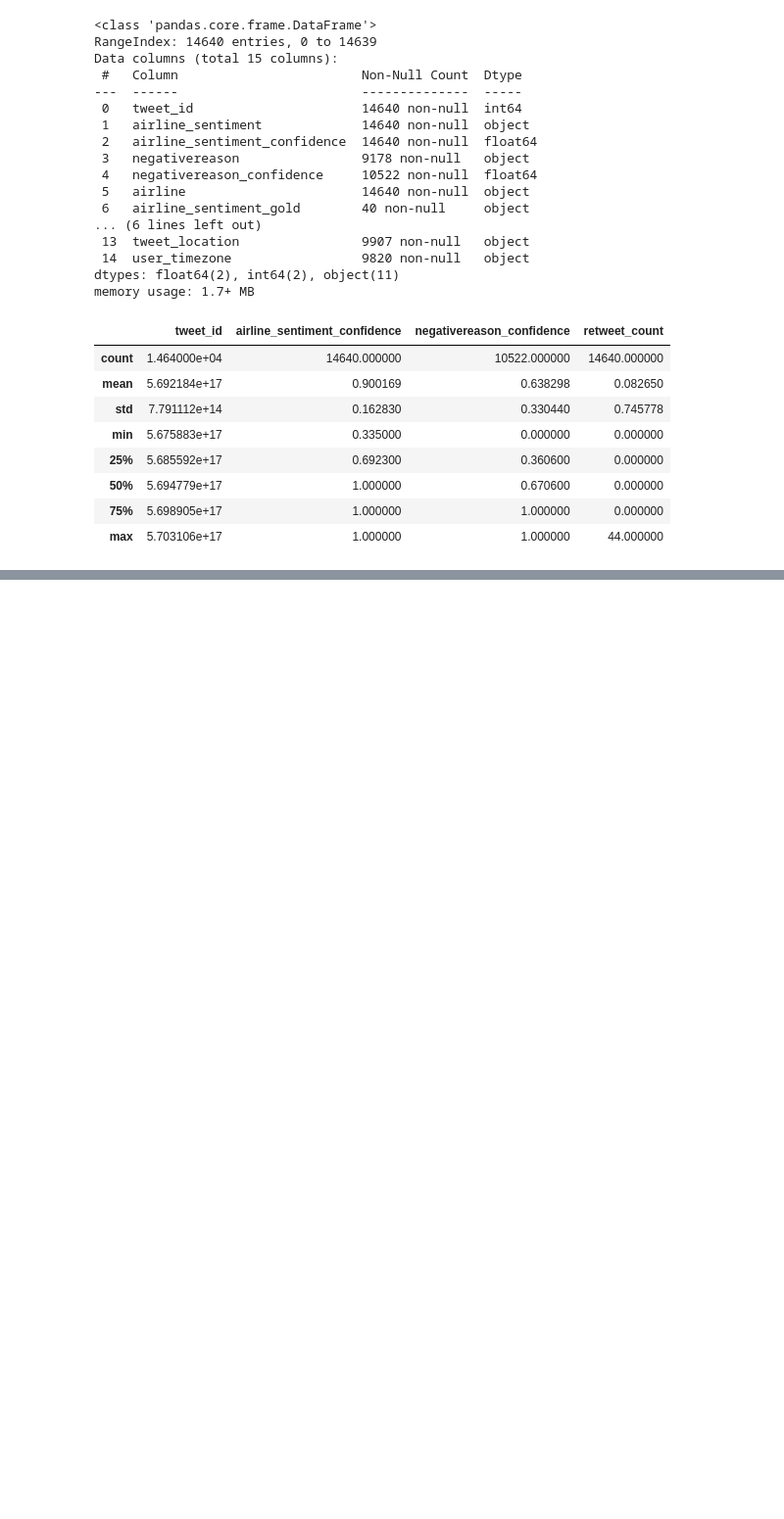
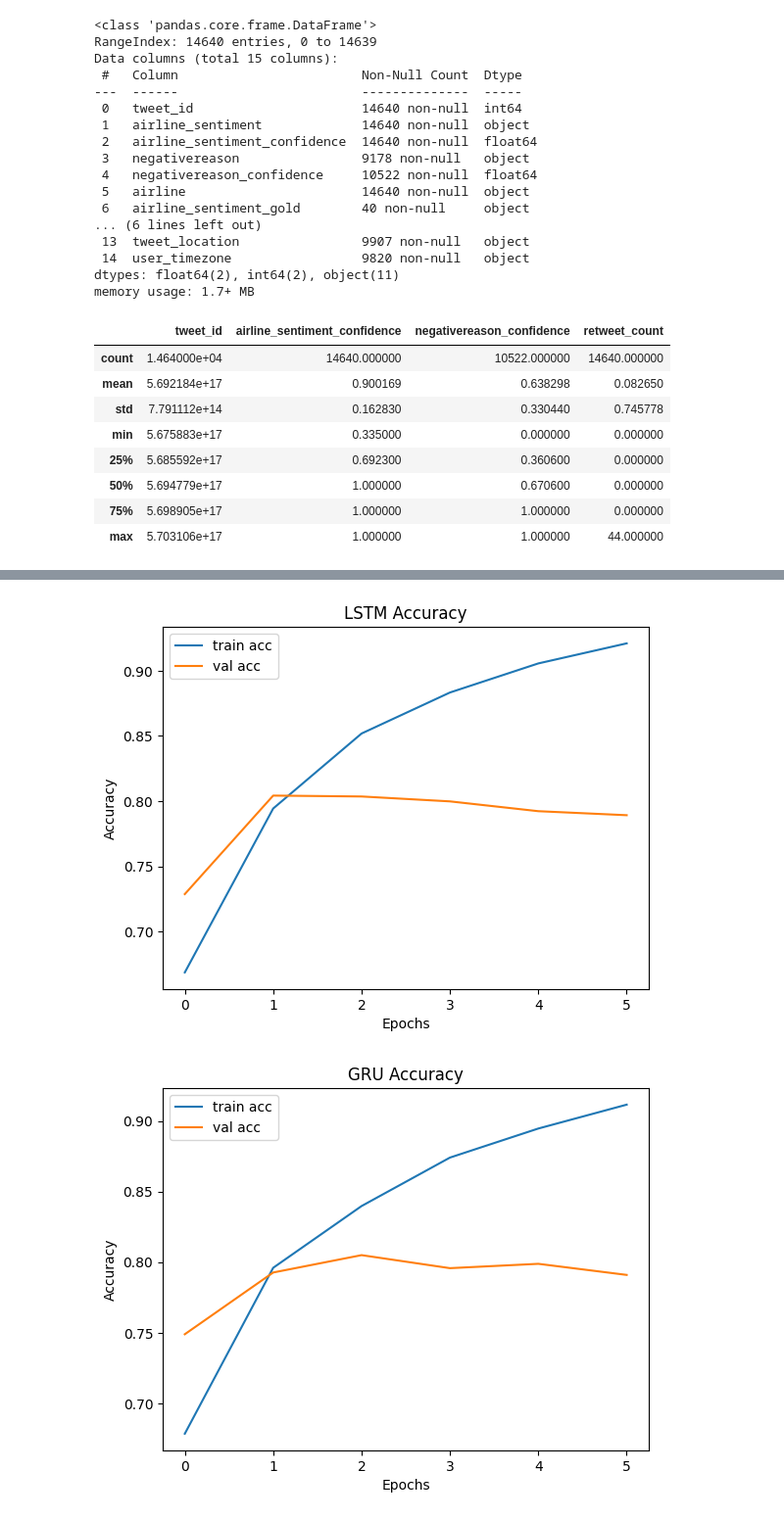
Before and after one commit to ShubhamDahane18/Deep-Learning, a Jupyter notebook: Assignmet 6/assignment_6.ipynb, the cells around one changed output, grey strips where cells are left out. Shown at 98% size. Cells and saved outputs as stored; diff of their text form; code cells hidden in the pictures; blank space fills up the shorter version.

```diff
--- a/Assignmet 6/assignment_6.ipynb
+++ b/Assignmet 6/assignment_6.ipynb
@@ -65,0 +288,26 @@ df.describe()
+# %%
+# ✅ Compare Training Curves
+def plot_history(history, title):
+    plt.plot(history.history['accuracy'], label='train acc')
+    plt.plot(history.history['val_accuracy'], label='val acc')
+    plt.title(title)
+    plt.xlabel('Epochs')
+    plt.ylabel('Accuracy')
+    plt.legend()
+    plt.show()
+
+plot_history(history_lstm, "LSTM Accuracy")
+plot_history(history_gru, "GRU Accuracy")
+
+plt.plot(history_lstm.history['loss'], label='LSTM Train Loss')
+plt.plot(history_lstm.history['val_loss'], label='LSTM Val Loss')
+plt.plot(history_gru.history['loss'], label='GRU Train Loss')
+plt.plot(history_gru.history['val_loss'], label='GRU Val Loss')
+plt.title("Loss Comparison")
+plt.xlabel('Epochs')
+plt.ylabel('Loss')
+plt.legend()
+plt.show()
+# %% [output]
+[figure, added]
+[figure, added]
```
Also changed, not shown: parts of 10 cells of this notebook, 2 other files.
